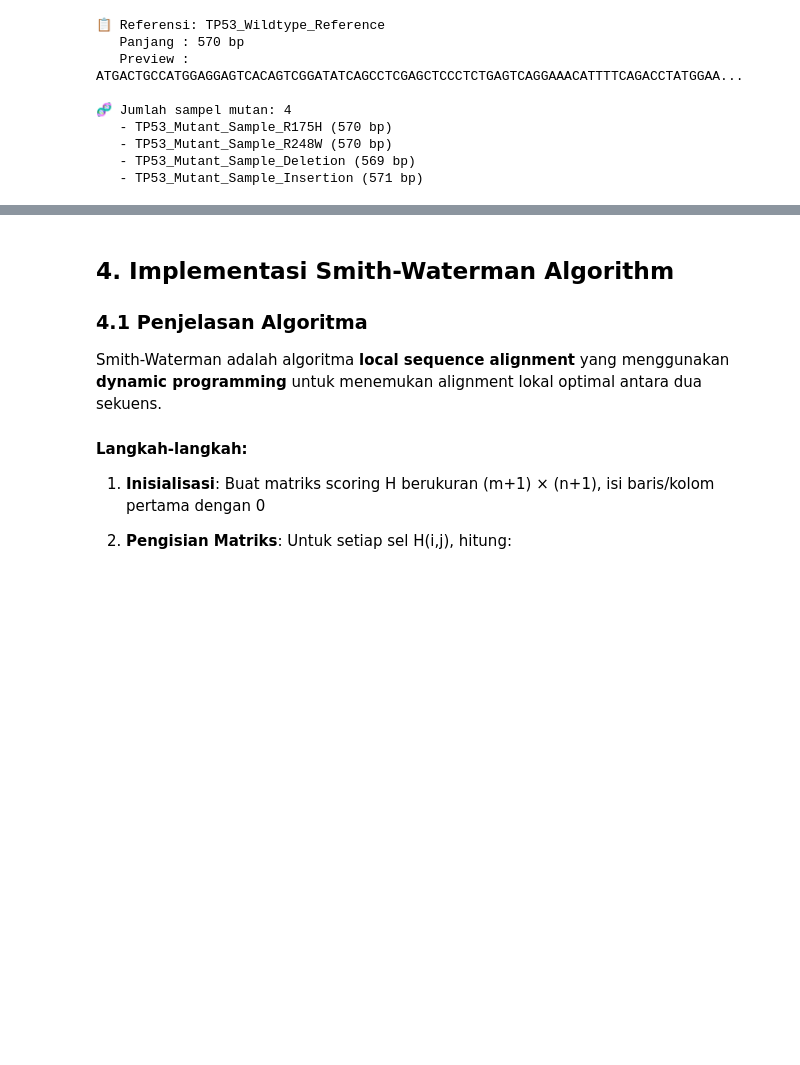
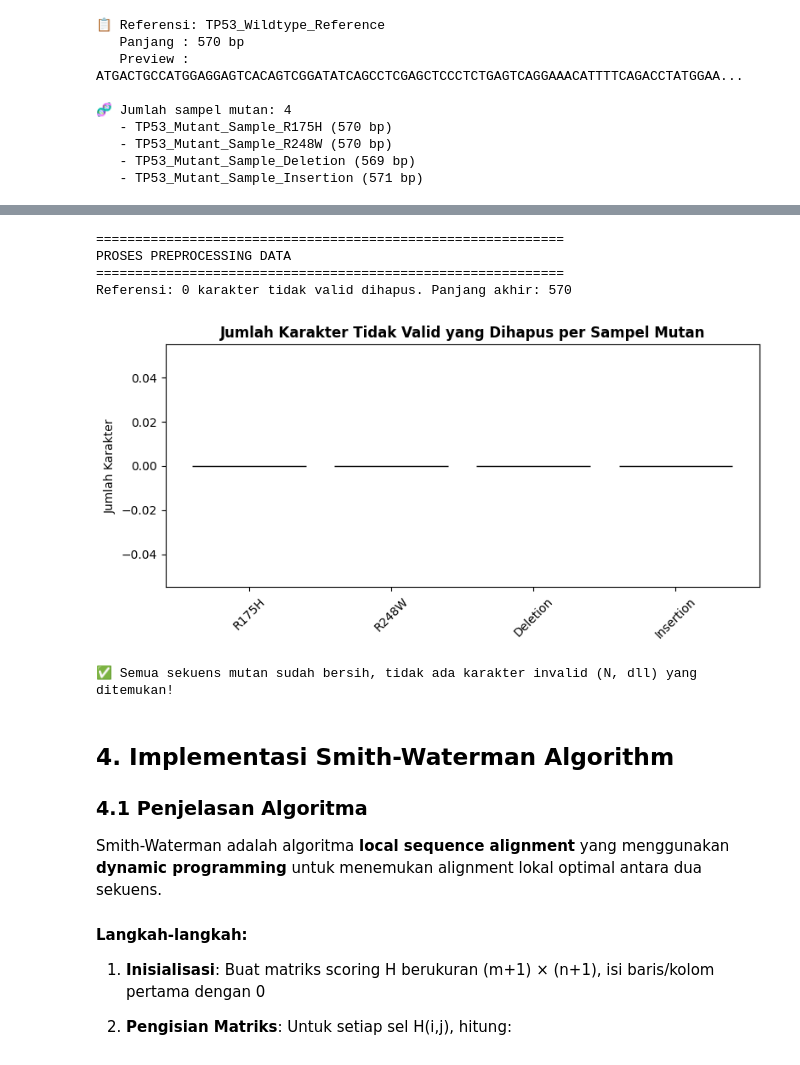
Before and after one commit to naurchmn/tp53-point-mutation-detection, a Jupyter notebook: notebooks/tp53_mutation_detection.ipynb, the cells around one changed output, grey strips where cells are left out. Drawn from its saved outputs; the diff is of its cells as text; code cells hidden in the pictures; blank space fills up the shorter version.

```diff
--- a/notebooks/tp53_mutation_detection.ipynb
+++ b/notebooks/tp53_mutation_detection.ipynb
@@ -71,3 +134,51 @@ for rec in mutant_records:
+# %%
+# 2. Data Preprocessing Visualizations
+print("=" * 60)
+print("PROSES PREPROCESSING DATA")
+print("=" * 60)
+
+def preprocess_sequence(seq):
+    seq_upper = seq.upper()
+    valid_bases = set('ACGT')
+    invalid_chars = [c for c in seq_upper if c not in valid_bases]
+
+    cleaned_seq = ''.join([c for c in seq_upper if c in valid_bases])
+    return cleaned_seq, invalid_chars
+
+# Proses referensi
+ref_seq_clean, ref_invalid = preprocess_sequence(ref_seq)
+print(f"Referensi: {len(ref_invalid)} karakter tidak valid dihapus. Panjang akhir: {len(ref_seq_clean)}")
+ref_seq = ref_seq_clean # Update
+
+cleaned_records = []
+invalid_counts = []
+for rec in mutant_records:
+    clean_seq, inv = preprocess_sequence(str(rec.seq))
+    invalid_counts.append(len(inv))
+    # Update record
+    rec.seq = rec.seq.__class__(clean_seq)
+    cleaned_records.append(rec)
+
+mutant_records = cleaned_records # Update dengan yang sudah dibersihkan
+
+# Visualisasi Hasil Preprocessing
+fig, ax = plt.subplots(figsize=(8, 4))
+ax.bar(labels[1:], invalid_counts, color='salmon', edgecolor='black')
+ax.set_title('Jumlah Karakter Tidak Valid yang Dihapus per Sampel Mutan', fontweight='bold')
+ax.set_ylabel('Jumlah Karakter')
+ax.tick_params(axis='x', rotation=45)
+plt.tight_layout()
+plt.show()
+
+if sum(invalid_counts) == 0:
+    print("✅ Semua sekuens mutan sudah bersih, tidak ada karakter invalid (N, dll) yang ditemukan!")
+# %% [output]
+============================================================
+PROSES PREPROCESSING DATA
+============================================================
+Referensi: 0 karakter tidak valid dihapus. Panjang akhir: 570
+[figure, added]
+✅ Semua sekuens mutan sudah bersih, tidak ada karakter invalid (N, dll) yang ditemukan!
 # %% [markdown]
 ## 4. Implementasi Smith-Waterman Algorithm
 
```
Also changed, not shown: parts of 5 cells of this notebook, 1 other file.
